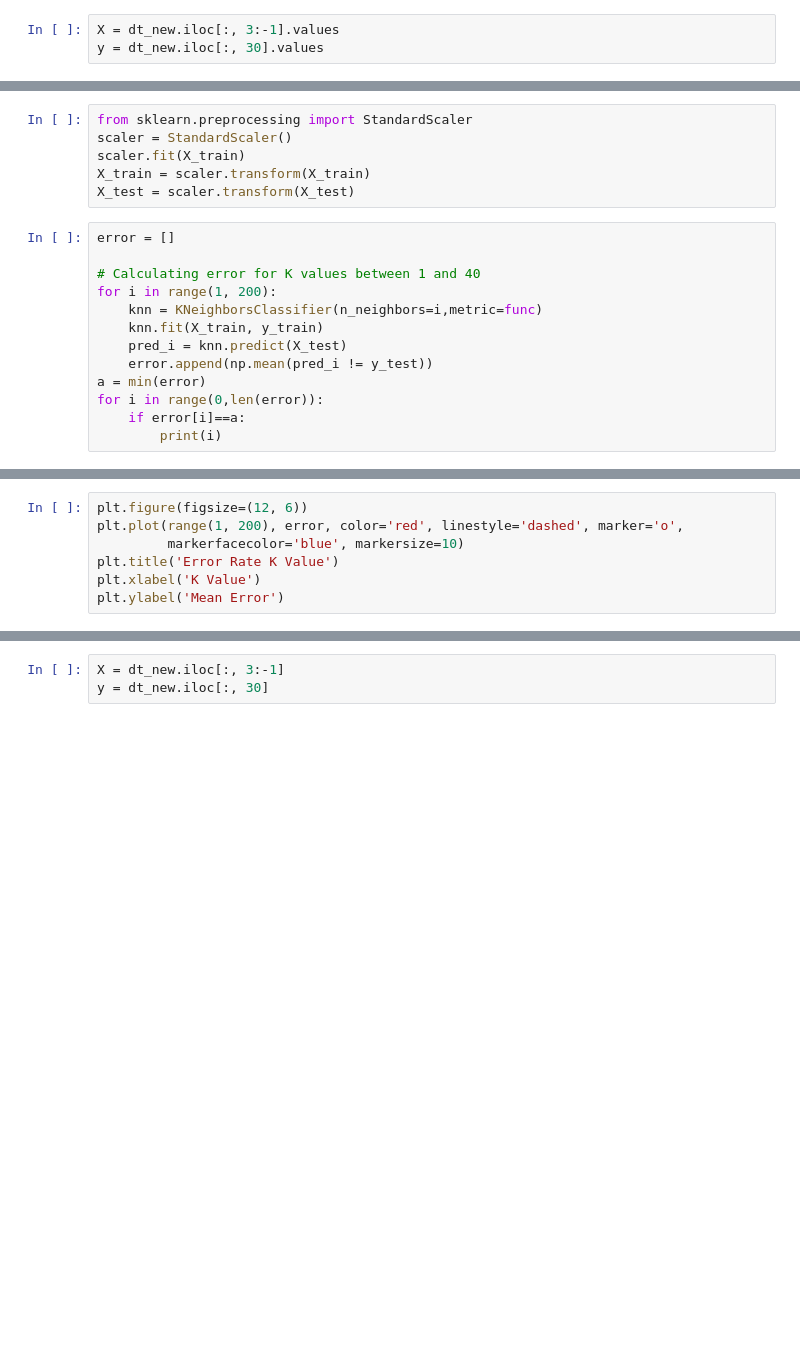
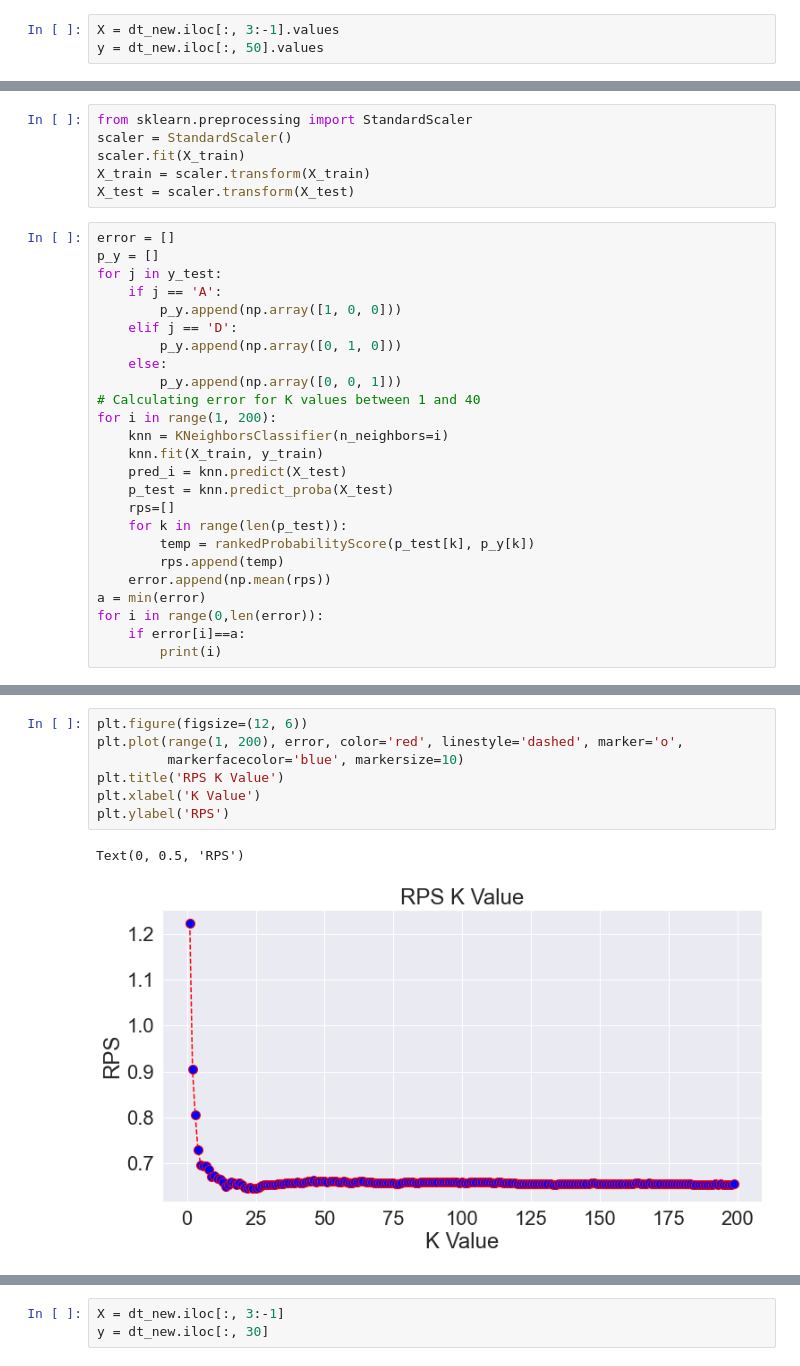
Before and after one commit to EricChagoya/SoccerPredictions, a Jupyter notebook: Untitled.ipynb, the cells around one changed output, grey strips where cells are left out. Cells and saved outputs as stored; diff of their text form; blank space fills up the shorter version.

```diff
--- a/Untitled.ipynb
+++ b/Untitled.ipynb
@@ -220,3 +209,3 @@ dt_new
 # %%
 X = dt_new.iloc[:, 3:-1].values
-y = dt_new.iloc[:, 30].values
+y = dt_new.iloc[:, 50].values
@@ -245,13 +220,25 @@ X_train = scaler.transform(X_train)
 X_test = scaler.transform(X_test)
 # %%
 error = []
-
+p_y = []
+for j in y_test:
+    if j == 'A':
+        p_y.append(np.array([1, 0, 0]))
+    elif j == 'D':
+        p_y.append(np.array([0, 1, 0]))
+    else:
+        p_y.append(np.array([0, 0, 1]))
 # Calculating error for K values between 1 and 40
 for i in range(1, 200):
-    knn = KNeighborsClassifier(n_neighbors=i,metric=func)
+    knn = KNeighborsClassifier(n_neighbors=i)
     knn.fit(X_train, y_train)
     pred_i = knn.predict(X_test)
-    error.append(np.mean(pred_i != y_test))
+    p_test = knn.predict_proba(X_test)
+    rps=[]
+    for k in range(len(p_test)):
+        temp = rankedProbabilityScore(p_test[k], p_y[k])
+        rps.append(temp)
+    error.append(np.mean(rps))
 a = min(error)
 for i in range(0,len(error)):
     if error[i]==a:
@@ -261,9 +254,12 @@ KeyboardInterrupt:
 # %%
 plt.figure(figsize=(12, 6))
 plt.plot(range(1, 200), error, color='red', linestyle='dashed', marker='o',
          markerfacecolor='blue', markersize=10)
-plt.title('Error Rate K Value')
+plt.title('RPS K Value')
 plt.xlabel('K Value')
-plt.ylabel('Mean Error')
+plt.ylabel('RPS')
+# %% [output]
+Text(0, 0.5, 'RPS')
+[figure, added]
 # %%
 from sklearn.neighbors import KNeighborsClassifier
```
Also changed, not shown: parts of 20 cells of this notebook.
